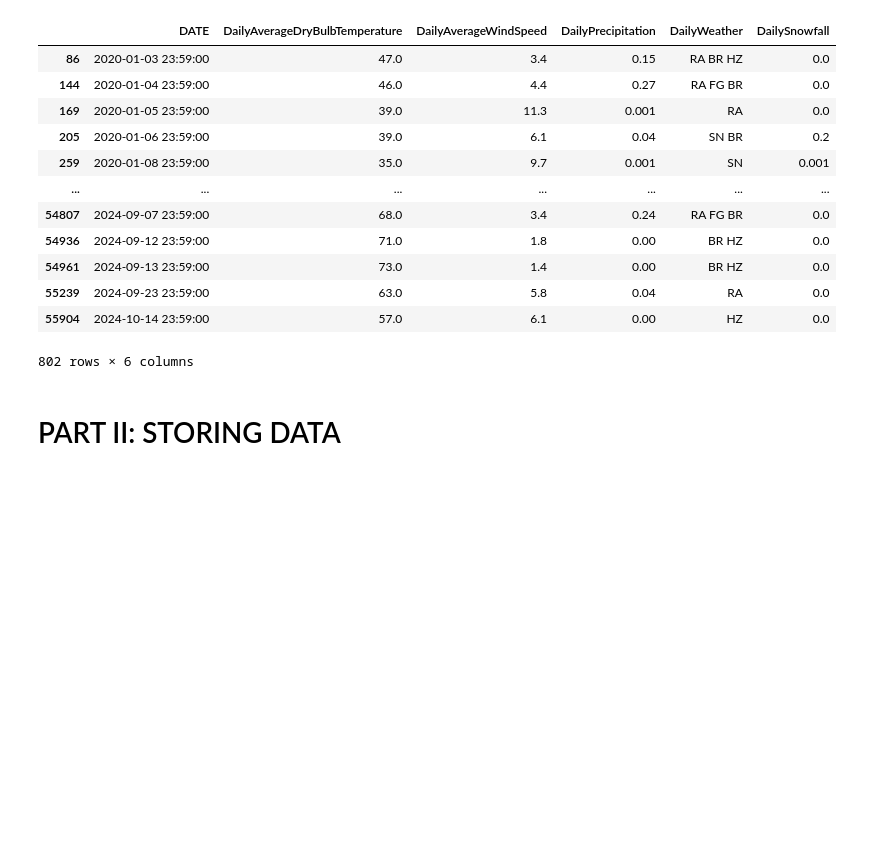
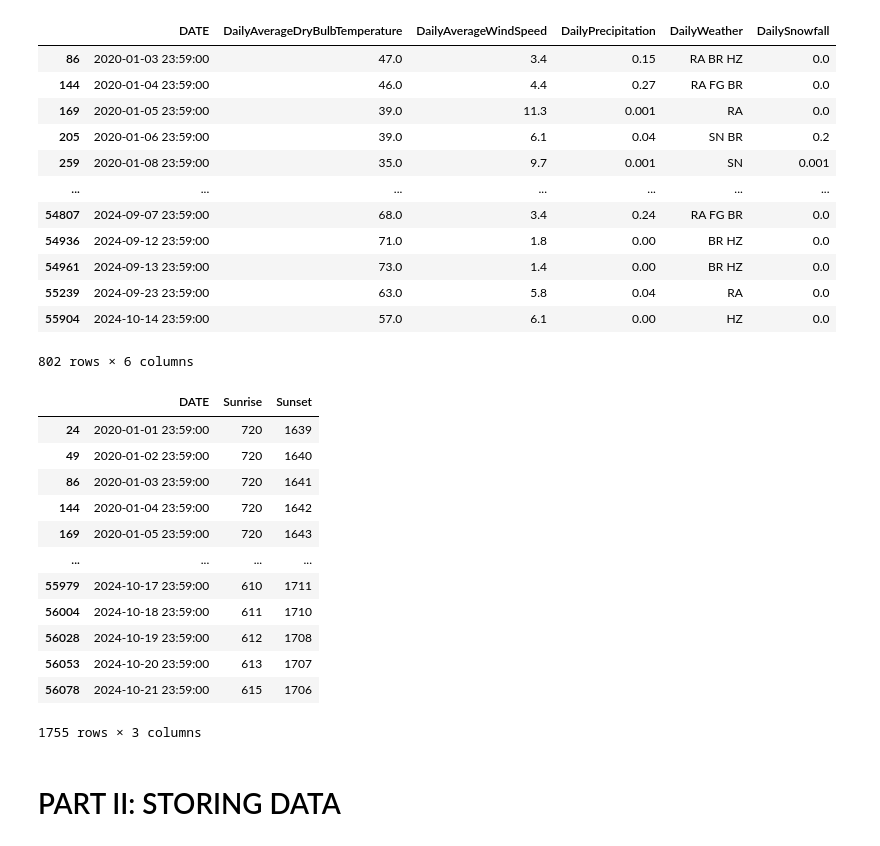
Before and after one commit to ziqiyang6/Uber_YellowCab_Analysis, a Jupyter notebook: 4501_FinalProject.ipynb, the cells around one changed output. Saved outputs shown, nothing was run; the diff lists cells and outputs as text; code cells hidden in the pictures; blank space fills up the shorter version.

```diff
--- a/4501_FinalProject.ipynb
+++ b/4501_FinalProject.ipynb
@@ -132,19 +183,26 @@ fhvhv_links = [
     if re.search(r'fhvhv_tripdata_(202[0-3]-(0[1-9]|1[0-2])|2024-(0[1-9]|10)).parquet', link)
 ]
 # %%
+# Combine the links
 total_links = yellow_links + fhvhv_links
+
+# For each link, check if the file exists or download the file
 for i, link in enumerate(total_links, 1):
     file_name = link.split("trip-data/")[-1]
     file_path = os.path.join(data_path, file_name)
+
     if file_detect(file_name, data_path) == False:
         print(f"({i}/{len(total_links)}) Downloading: {link}")
-        downloaded_file = download_file(link, data_path)
+        downloaded_file = download_file(link, file_path)
+        print(f"Downloaded: {file_name}")
     else:
         print(f"{file_name} has been downloaded！")
+
+    # If the file is not parquet, delete it and re-download
     while parquet_check(file_path) == False:
         os.remove(file_path)
         print(f'{file_path} is not a parquet file, deleting and redownloading...')
-        downloaded_file = download_file(link, data_path)
+        downloaded_file = download_file(link, file_path)
 # %% [output]
 yellow_tripdata_2024-01.parquet has been downloaded！
 yellow_tripdata_2024-02.parquet has been downloaded！
@@ -223,6 +276,0 @@ True
-# %%
-import os
-
-file_path = "/Users/olaf/Columbia_Source/IEOR_4501/final_project/data/fhvhv_tripdata_2021-03.parquet"
-file_type = os.popen(f'file "{file_path}"').read()
-print(f"File type of {file_path}: {file_type}")
@@ -504,5 +557,5 @@ uber_sample
 # %%
-weather_path = "/Users/olaf/Columbia_Source/IEOR_4501/final_project/data/weather_data/"
+weather_path = data_path + "weather_data/"
 
 file_paths = [
     '2020_weather.csv',
@@ -558,6 +606,27 @@ weather_daily
 | 55239 | 2024-09-23 23:59:00 | 63.0 | 5.8 | 0.04 | RA | 0.0 |
 | 55904 | 2024-10-14 23:59:00 | 57.0 | 6.1 | 0.00 | HZ | 0.0 |
 802 rows × 6 columns
+# %%
+# Extra Credit DataFrame
+weather_sun = weather_df[['DATE', 'Sunrise', 'Sunset']].dropna()
+weather_sun['DATE'] = pd.to_datetime(weather_sun['DATE'])
+weather_sun['Sunrise'] = weather_sun['Sunrise'].astype(int)
+weather_sun['Sunset'] = weather_sun['Sunset'].astype(int)
+weather_sun
+# %% [output]
+|  | DATE | Sunrise | Sunset |
+| 24 | 2020-01-01 23:59:00 | 720 | 1639 |
+| 49 | 2020-01-02 23:59:00 | 720 | 1640 |
+| 86 | 2020-01-03 23:59:00 | 720 | 1641 |
+| 144 | 2020-01-04 23:59:00 | 720 | 1642 |
+| 169 | 2020-01-05 23:59:00 | 720 | 1643 |
+| ... | ... | ... | ... |
+| 55979 | 2024-10-17 23:59:00 | 610 | 1711 |
+| 56004 | 2024-10-18 23:59:00 | 611 | 1710 |
+| 56028 | 2024-10-19 23:59:00 | 612 | 1708 |
+| 56053 | 2024-10-20 23:59:00 | 613 | 1707 |
+| 56078 | 2024-10-21 23:59:00 | 615 | 1706 |
+1755 rows × 3 columns
 # %% [markdown]
 # PART II: STORING DATA
 # %%
```
Also changed, not shown: parts of 40 cells of this notebook, 8 other files.
